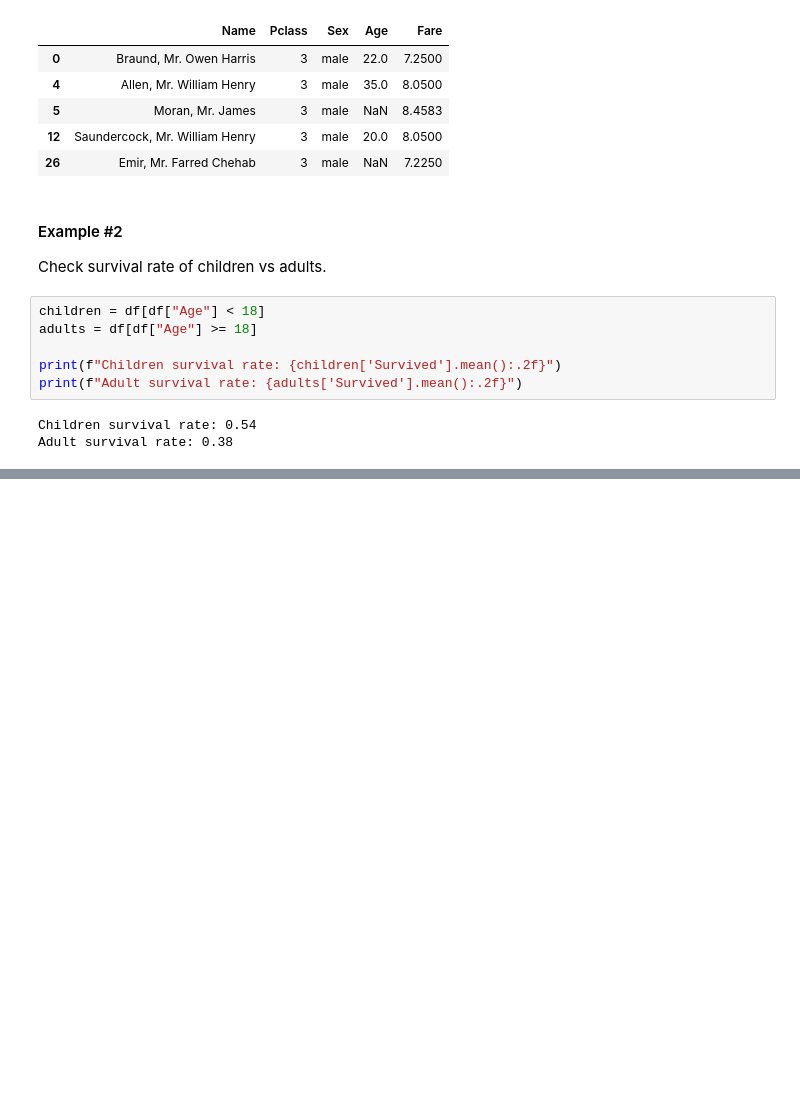
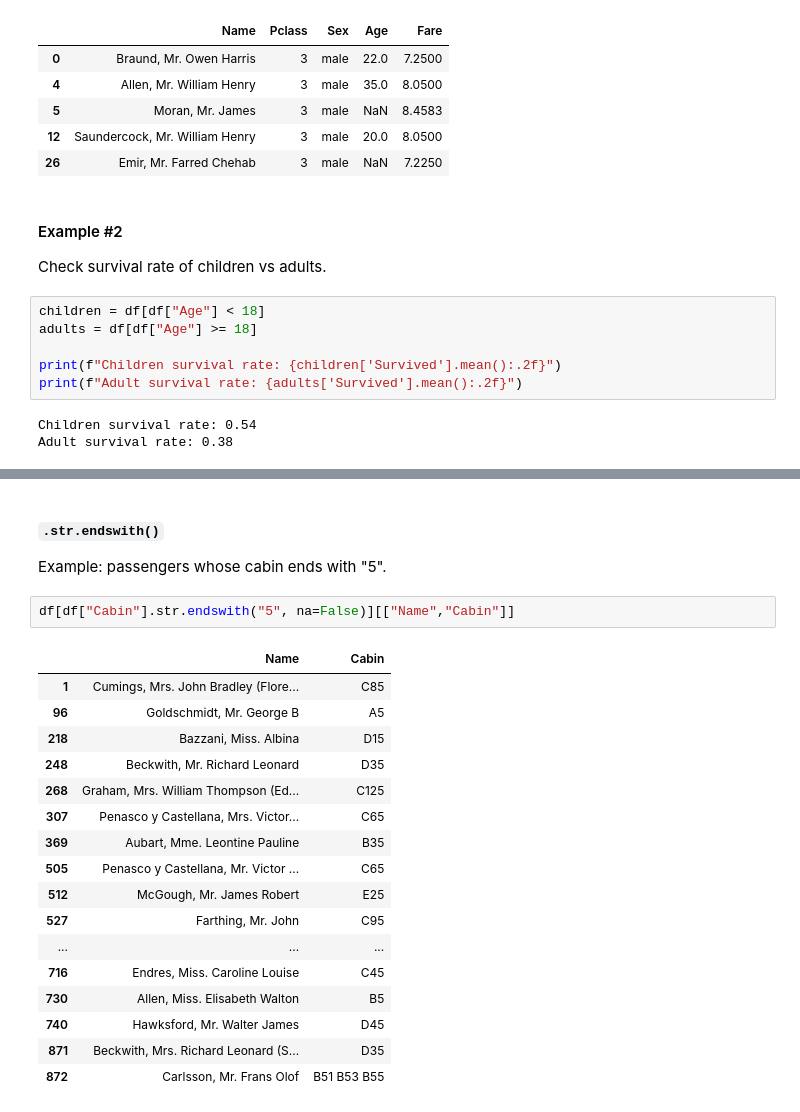
Before and after one commit to jieshu-wang-SBU/EST389_371_2026_spring, a Jupyter notebook: lectures/08-core_data_manipulation/08-02_Advanced_filtering.ipynb, the cells around one changed output, grey strips where cells are left out. Saved outputs shown, nothing was run; the diff lists cells and outputs as text; blank space fills up the shorter version.

```diff
--- a/lectures/08-core_data_manipulation/08-02_Advanced_filtering.ipynb
+++ b/lectures/08-core_data_manipulation/08-02_Advanced_filtering.ipynb
@@ -176,0 +312,24 @@ Adult survival rate: 0.38
+# %% [markdown]
+#### `.str.endswith()`
+
+Example: passengers whose cabin ends with "5".
+# %%
+df[df["Cabin"].str.endswith("5", na=False)][["Name","Cabin"]]
+# %% [output]
+|  | Name | Cabin |
+| 1 | Cumings, Mrs. John Bradley (Flore... | C85 |
+| 96 | Goldschmidt, Mr. George B | A5 |
+| 218 | Bazzani, Miss. Albina | D15 |
+| 248 | Beckwith, Mr. Richard Leonard | D35 |
+| 268 | Graham, Mrs. William Thompson (Ed... | C125 |
+| 307 | Penasco y Castellana, Mrs. Victor... | C65 |
+| 369 | Aubart, Mme. Leontine Pauline | B35 |
+| 505 | Penasco y Castellana, Mr. Victor ... | C65 |
+| 512 | McGough, Mr. James Robert | E25 |
+| 527 | Farthing, Mr. John | C95 |
+| ... | ... | ... |
+| 716 | Endres, Miss. Caroline Louise | C45 |
+| 730 | Allen, Miss. Elisabeth Walton | B5 |
+| 740 | Hawksford, Mr. Walter James | D45 |
+| 871 | Beckwith, Mrs. Richard Leonard (S... | D35 |
+| 872 | Carlsson, Mr. Frans Olof | B51 B53 B55 |
```
Also changed, not shown: parts of 26 cells of this notebook.
